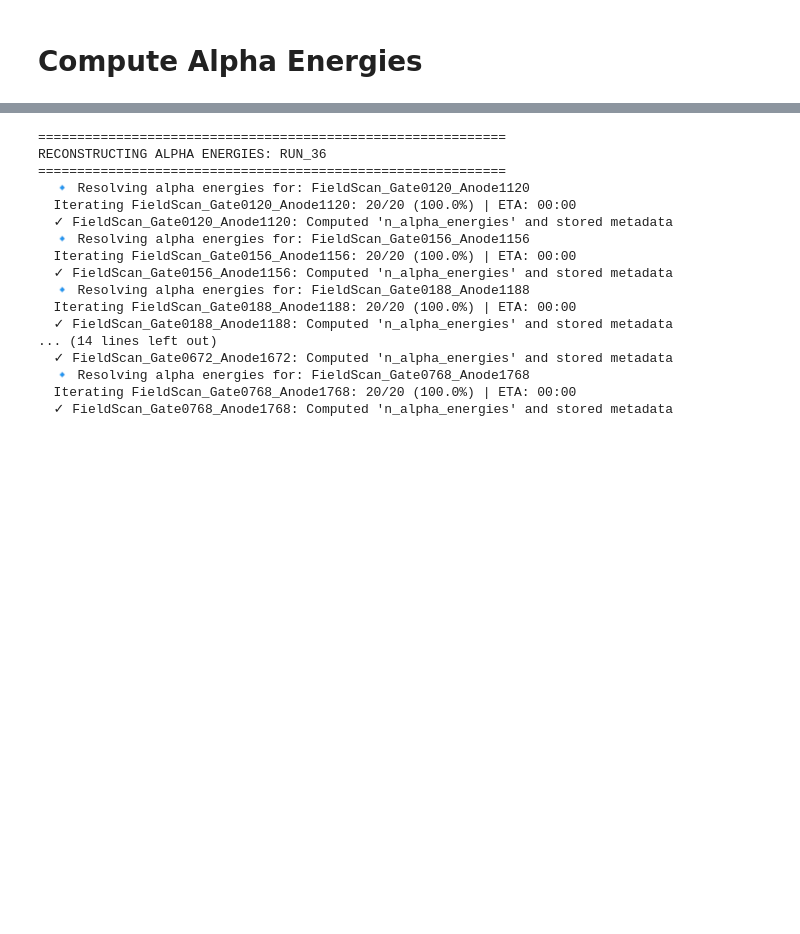
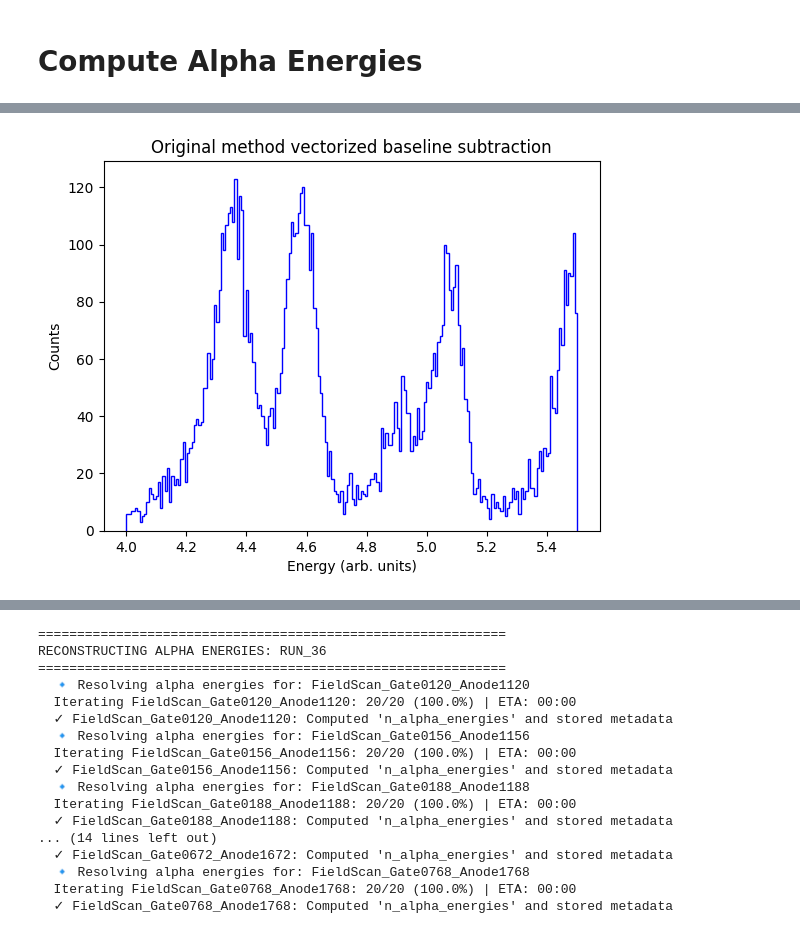
Before and after one commit to proscrite/RaTag, a Jupyter notebook: notebooks/refactoring_alphas.ipynb, the cells around one changed output, grey strips where cells are left out. Cells and saved outputs as stored; diff of their text form; code cells hidden in the pictures; blank space fills up the shorter version.

```diff
--- a/notebooks/refactoring_alphas.ipynb
+++ b/notebooks/refactoring_alphas.ipynb
@@ -44,0 +73,9 @@ Found 10 directories in RUN36_EL25kVcm
+# %%
+alphapath = '/Volumes/KINGSTON/RaTag_data/processed/RUN43_EL25kVcm/alpha_energies_OG+vectorized_baseline_subtraction/FieldScan_Gate0120_Anode1120_alpha_energies.npz'
+energies = np.load(alphapath, allow_pickle=True)['energies']
+plt.hist(energies, bins=200, range =(4, 5.5),
+         histtype='step', color='blue', label='Alpha Energies');
+plt.gca().set(xlabel='Energy (arb. units)', ylabel='Counts',
+             title='Original method vectorized baseline subtraction');
+# %% [output]
+[figure, added]
```
Also changed, not shown: parts of 23 cells of this notebook, 3 other files.
